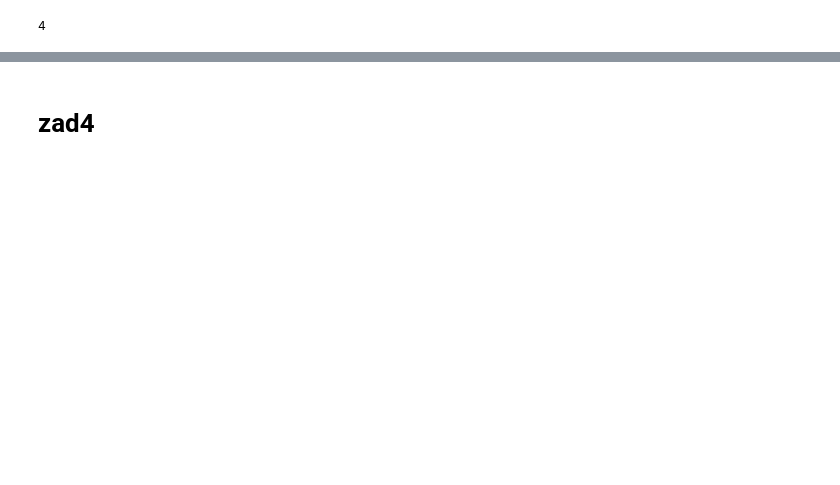
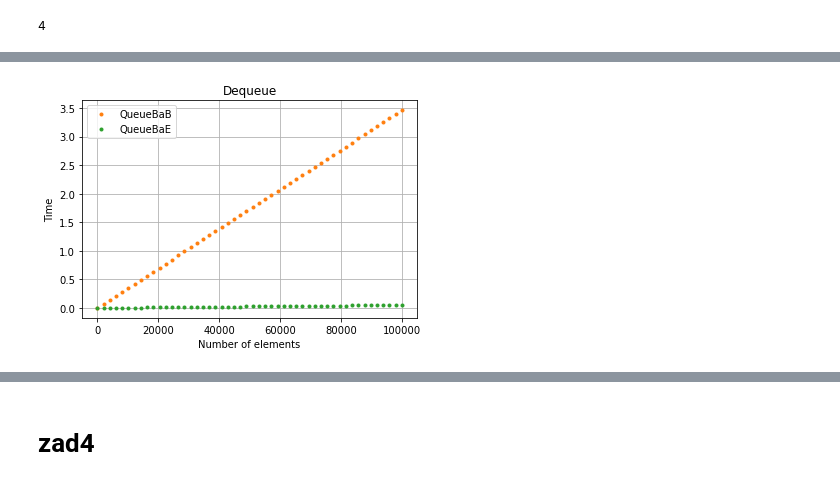
Before and after one commit to maggszy/date_algorithm, a Jupyter notebook: list4/trialll.ipynb, the cells around one changed output, grey strips where cells are left out. Drawn from its saved outputs; the diff is of its cells as text; code cells hidden in the pictures; blank space fills up the shorter version.

```diff
--- a/list4/trialll.ipynb
+++ b/list4/trialll.ipynb
@@ -82,0 +154,26 @@ True
+# %%
+def compare_dequeue(n): #number of elements
+
+    xb=np.linspace(0,n)
+    timeb=np.linspace(0,np.abs(time_measure(n)[2]))
+    xe=np.linspace(0,n)
+    timee=np.linspace(0,np.abs(time_measure(n)[3]))
+
+
+    plt.plot(xb,timeb, 'C1.',label='QueueBaB')
+    plt.xlabel('Number of elements')
+    plt.ylabel('Time')
+    plt.title("Dequeue")
+
+    plt.plot(xe,timee, 'C2.', label='QueueBaE')
+    plt.xlabel('Number of elements')
+    plt.ylabel('Time')
+    plt.title("Dequeue")
+
+    plt.legend()
+    plt.grid()
+    plt.show()
+# %%
+compare_dequeue(100000)
+# %% [output]
+[figure, added]
```
Also changed, not shown: parts of 21 cells of this notebook, 2 other files.
